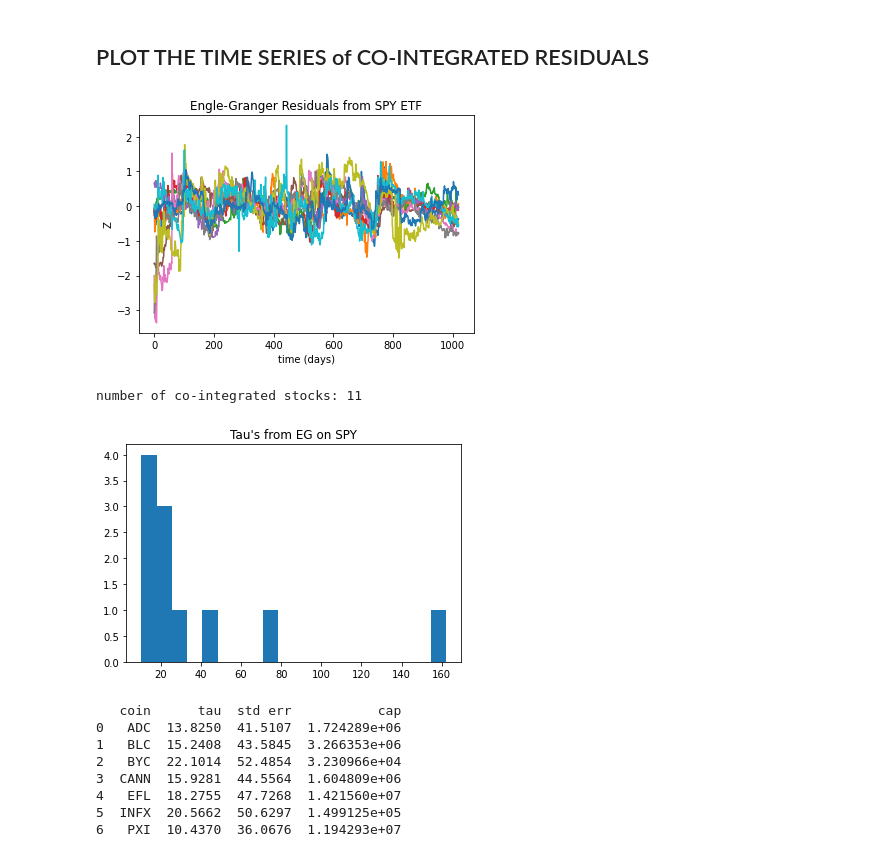
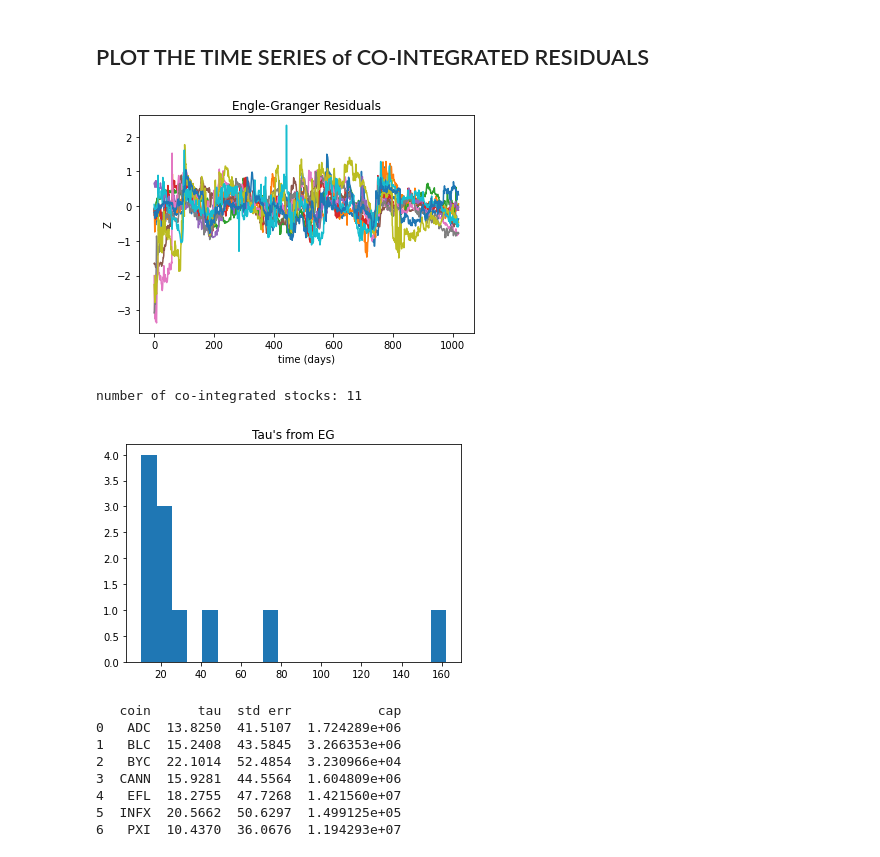
Before and after one commit to cimsthom/crypto_pca, a Jupyter notebook: crypto_pca.ipynb, the cells around one changed output. Cells and saved outputs as stored; diff of their text form; code cells hidden in the pictures.

```diff
--- a/crypto_pca.ipynb
+++ b/crypto_pca.ipynb
@@ -157,13 +157,13 @@ for i in range(N):
 # %%
 ind = np.where(h_adf<.01)[0]
 
 plt.plot(Z[ind,:].T)
 plt.xlabel('time (days)')
 plt.ylabel('Z')
-plt.title("Engle-Granger Residuals from SPY ETF")
+plt.title("Engle-Granger Residuals")
 plt.show()
 # %% [output]
-[figure, old version]
+[figure, new version]
 # %%
 Nz = len(ind)
 theta = np.zeros(Nz)
@@ -178,11 +178,11 @@ for i in range(Nz):
 tau = 252/kappa
 print("number of co-integrated stocks:",len(ind))
 plt.hist(tau,bins=20)
-plt.title("Tau's from EG on SPY")
+plt.title("Tau's from EG")
 plt.show()
 # %% [output]
 number of co-integrated stocks: 11
-[figure, old version]
+[figure, new version]
 # %%
 ind_fastest = np.where(tau<24)[0]
 
```
